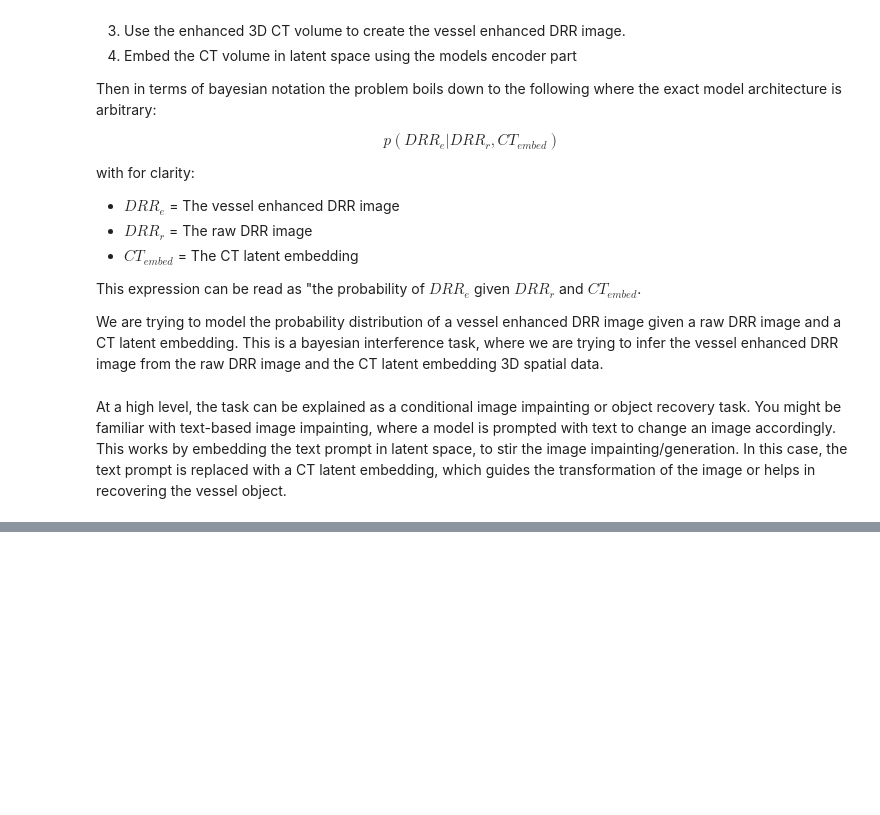
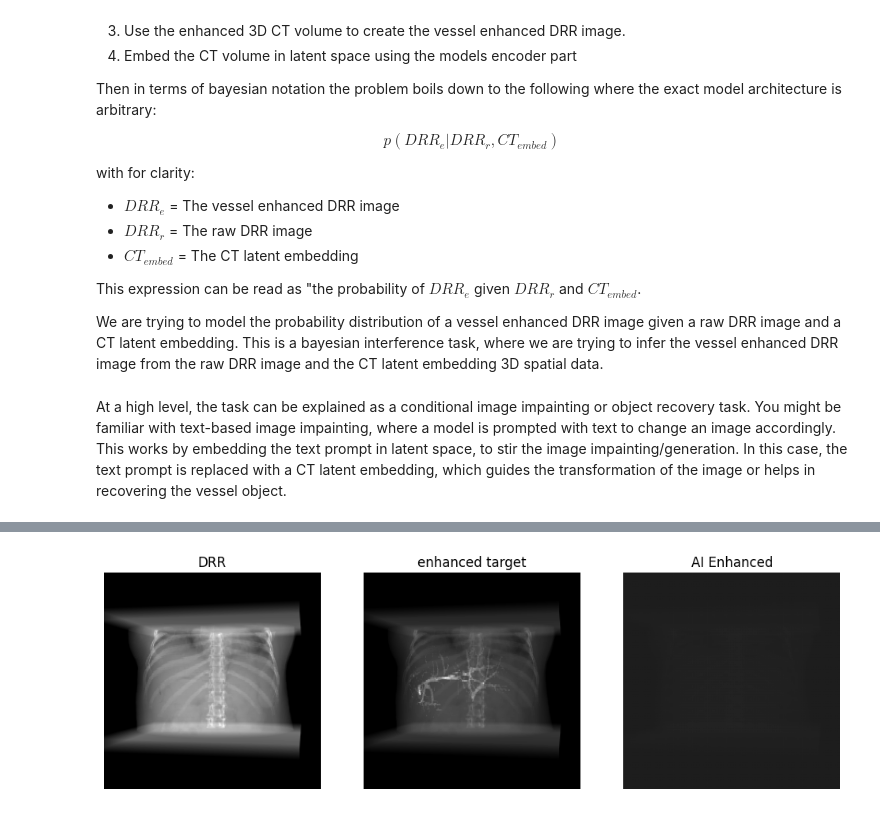
Before and after one commit to LucianoDeben/5ARIP10-ITP-T3G3, a Jupyter notebook: notebooks/pipeline.ipynb, the cells around one changed output, grey strips where cells are left out. Cells and saved outputs as stored; diff of their text form; code cells hidden in the pictures; blank space fills up the shorter version.

Commit message:
model training

```diff
--- a/notebooks/pipeline.ipynb
+++ b/notebooks/pipeline.ipynb
@@ -291,3 +293,92 @@ This expression can be read as "the probability of $DRR_e$  given $DRR_r$ and $C
 We are trying to model the probability distribution of a vessel enhanced DRR image given a raw DRR image and a CT latent embedding. This is a bayesian interference task, where we are trying to infer the vessel enhanced DRR image from the raw DRR image and the CT latent embedding 3D spatial data.
 # %% [markdown]
 At a high level, the task can be explained as a conditional image impainting or object recovery task. You might be familiar with text-based image impainting, where a model is prompted with text to change an image accordingly. This works by embedding the text prompt in latent space, to stir the image impainting/generation. In this case, the text prompt is replaced with a CT latent embedding, which guides the transformation of the image or helps in recovering the vessel object.
+# %%
+# Sample a batch of data from the dataloader
+batch = next(iter(train_loader))
+
+# Separate the image and segmentation from the batch
+volumes, targets = batch["image"], batch["seg"]
+volumes_to_enhance = volumes
+volumes_enhanced = add_vessel_contrast(volumes_to_enhance, targets, contrast_value=4000)
+
+
+print(f"Input volume and target shape: {volumes.shape, targets.shape}")
+
+
+
+for i in range(20):
+
+    rotation = random.uniform(-40,40)
+    # Create raw DRR
+    drr_raw = create_drr(
+        volumes[0],
+        targets[0],
+        bone_attenuation_multiplier=5.0,
+        sdd=1020,
+        height=256,
+        width=256,
+        rotations=torch.tensor([[rotation, 0.0, 0.0]]),
+        translations=torch.tensor([[0.0, 850.0, 0.0]]),
+        mask_to_channels=True,
+        device="cpu",
+        )
+    drr_raw = drr_raw[:,0,:,:].unsqueeze(0)
+    drr_raw = drr_raw/(max(drr_raw.flatten()))
+        # Raw DRR still has a channel dimension: (1, 1, 200, 200), but this does not matter for plotting the image at least
+    print(f"Raw DRR shape: {drr_raw.shape}")
+
+        # Vessel enhance the CT volumes
+
+
+    #print(f"Enhanced volume shape: {volumes_enhanced.shape}")
+
+        # Create enhanced DRR
+    drr_enhanced = create_drr(
+            volumes_enhanced[0],
+            targets[0],
+            bone_attenuation_multiplier=5.0,
+            sdd=1020,
+            height=256,
+            width=256,
+            rotations=torch.tensor([[rotation, 0.0, 0.0]]),
+            translations=torch.tensor([[0.0, 850.0, 0.0]]),
+            mask_to_channels=False,
+            device="cpu",
+        )
+    drr_enhanced = drr_enhanced/(max(drr_enhanced.flatten()))
+
+        # Check if the shape is still correct
+    print(f"Enhanced DRR shape: {drr_enhanced.shape}")
+
+        #TODO: Now all needed obejcts are created, you could start training the model in the batch loop
+
+    prediction = model(targets.to(device), drr_raw.to(device))
+
+    print(f"Prediction shape: {prediction.shape}")
+
+    loss = criterion(prediction, drr_enhanced.to(device))
+
+    print(f"Loss: {loss.item()}")
+    # Create a figure and a set of subplots
+    fig, axs = plt.subplots(1, 3, figsize=(12, 4))
+
+    # Plot each image in a subplot
+    axs[0].imshow(drr_raw.squeeze(), cmap='gray', vmin = 0,vmax = 1)
+    axs[0].set_title('DRR')
+
+    axs[1].imshow(drr_enhanced.squeeze(), cmap='gray', vmin = 0,vmax = 1)
+    axs[1].set_title('enhanced target')
+
+    axs[2].imshow(prediction.cpu().detach().numpy().squeeze(), cmap='gray', vmin = 0,vmax = 1)
+    axs[2].set_title('AI Enhanced')
+
+    # Hide the axes labels
+    for ax in axs:
+        ax.axis('off')
+
+    plt.show()
+    loss.backward()
+    optimizer.step()
+    optimizer.zero_grad()
+# %% [output]
@@ -293,0 +390 @@ At a high level, the task can be explained as a conditional image impainting or
+[figure, added]
```
Also changed, not shown: parts of 6 cells of this notebook.
